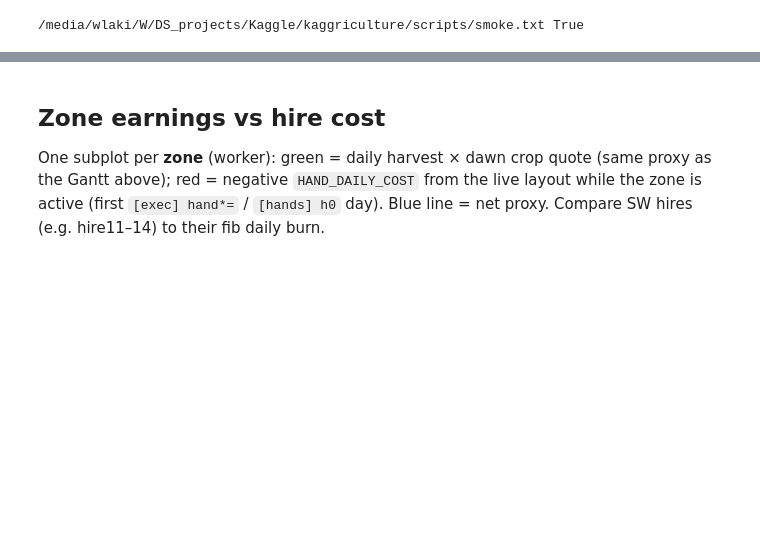
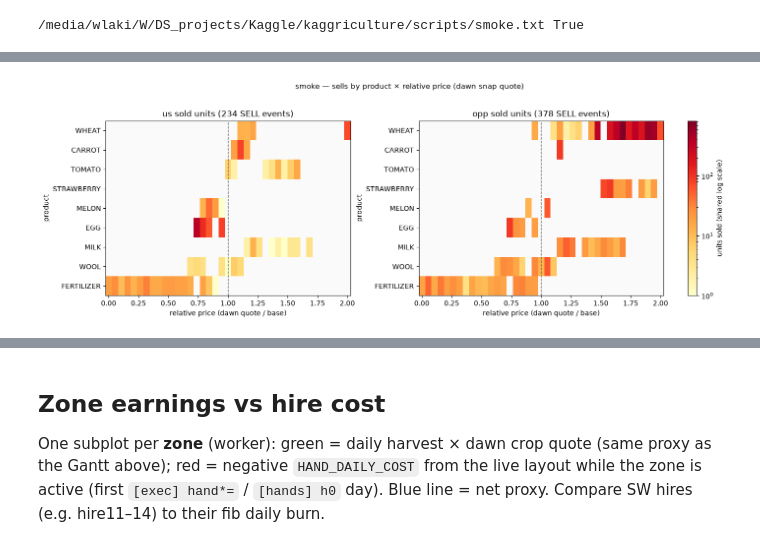
Before and after one commit to vlainic/kaggriculture, a Jupyter notebook: experiments/smoke_analysis.ipynb, the cells around one changed output, grey strips where cells are left out. Drawn from its saved outputs; the diff is of its cells as text; code cells hidden in the pictures; blank space fills up the shorter version.

```diff
--- a/experiments/smoke_analysis.ipynb
+++ b/experiments/smoke_analysis.ipynb
@@ -73,3 +88,7 @@ plot_earnings_by_day(report)
+# %%
+plot_sell_price_heatmap(report)
+# %% [output]
+[figure, added]
 # %%
 plot_earnings_by_zone(report)
 # %% [output]
```
Also changed, not shown: parts of 11 cells of this notebook, 9 other files.
